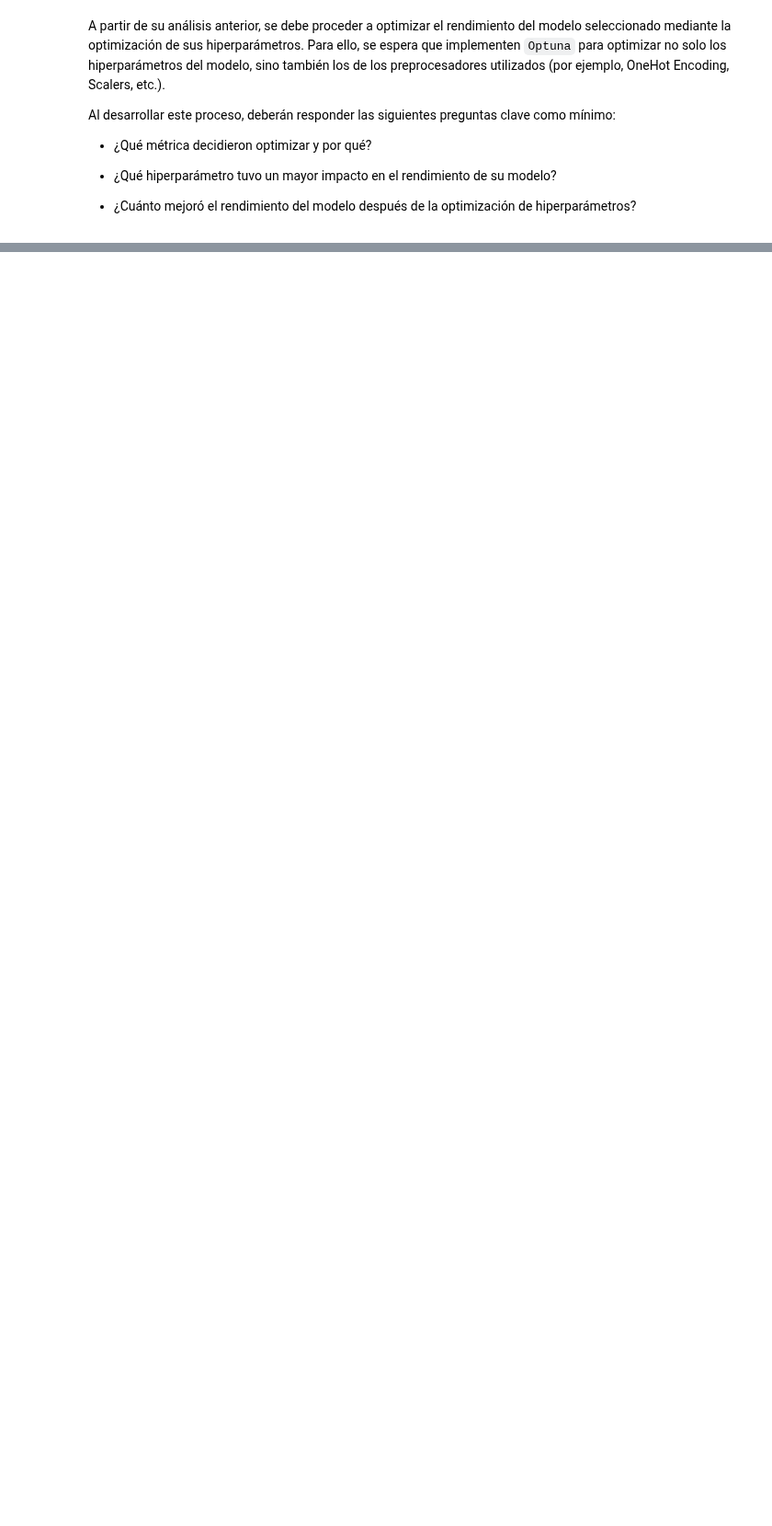
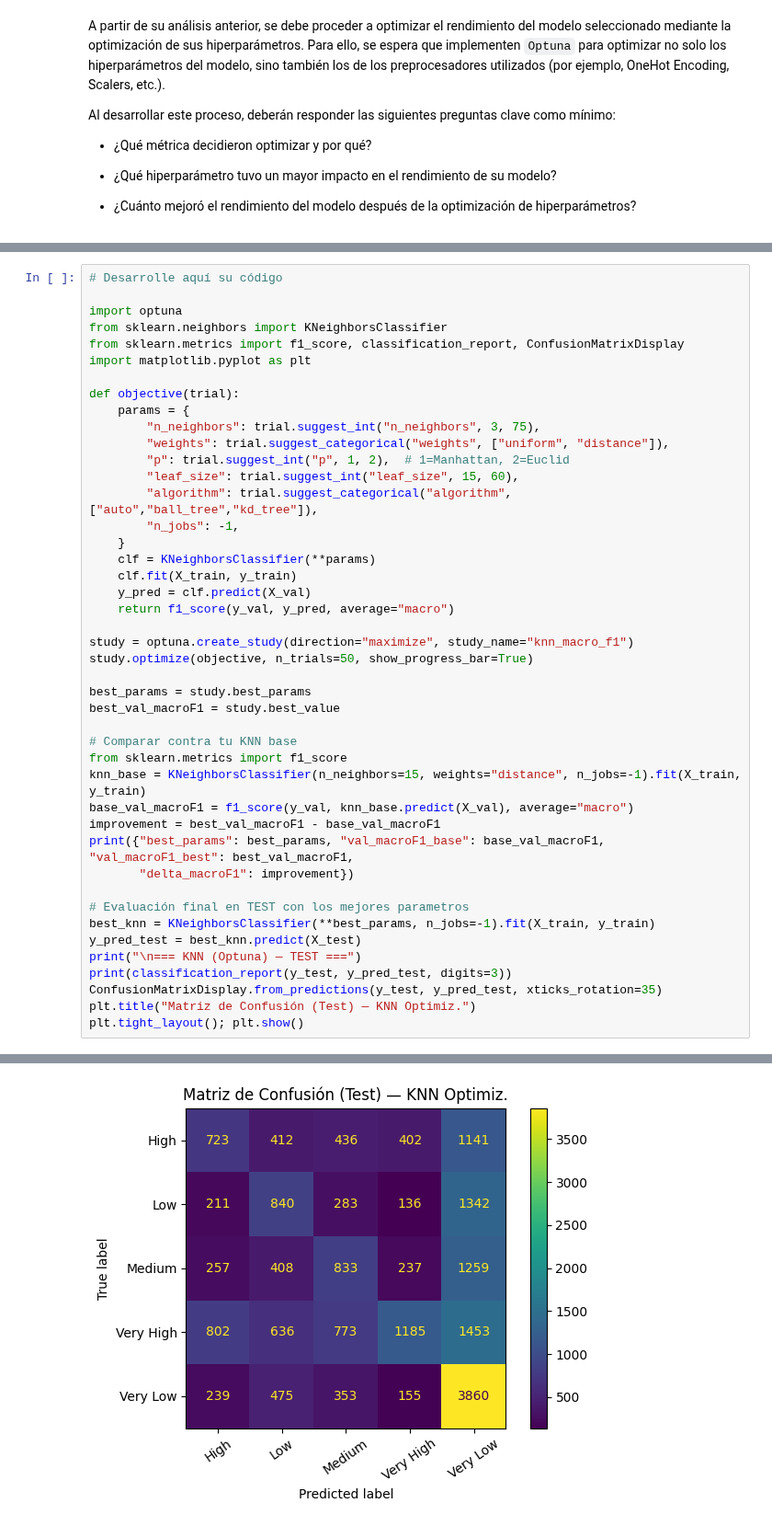
Before and after one commit to jesuvalenzuela/NanSquad, a Jupyter notebook: Proyecto/entrega1/enunciado_entrega1.ipynb, the cells around one changed output, grey strips where cells are left out. Shown at 92% size. Saved outputs shown, nothing was run; the diff lists cells and outputs as text; blank space fills up the shorter version.

```diff
--- a/Proyecto/entrega1/enunciado_entrega1.ipynb
+++ b/Proyecto/entrega1/enunciado_entrega1.ipynb
@@ -1046,0 +1403,45 @@ Al desarrollar este proceso, deberán responder las siguientes preguntas clave c
+# %%
+# Desarrolle aquí su código
+
+import optuna
+from sklearn.neighbors import KNeighborsClassifier
+from sklearn.metrics import f1_score, classification_report, ConfusionMatrixDisplay
+import matplotlib.pyplot as plt
+
+def objective(trial):
+    params = {
+        "n_neighbors": trial.suggest_int("n_neighbors", 3, 75),
+        "weights": trial.suggest_categorical("weights", ["uniform", "distance"]),
+        "p": trial.suggest_int("p", 1, 2),  # 1=Manhattan, 2=Euclid
+        "leaf_size": trial.suggest_int("leaf_size", 15, 60),
+        "algorithm": trial.suggest_categorical("algorithm", ["auto","ball_tree","kd_tree"]),
+        "n_jobs": -1,
+    }
+    clf = KNeighborsClassifier(**params)
+    clf.fit(X_train, y_train)
+    y_pred = clf.predict(X_val)
+    return f1_score(y_val, y_pred, average="macro")
+
+study = optuna.create_study(direction="maximize", study_name="knn_macro_f1")
+study.optimize(objective, n_trials=50, show_progress_bar=True)
+
+best_params = study.best_params
+best_val_macroF1 = study.best_value
+
+# Comparar contra tu KNN base
+from sklearn.metrics import f1_score
+knn_base = KNeighborsClassifier(n_neighbors=15, weights="distance", n_jobs=-1).fit(X_train, y_train)
+base_val_macroF1 = f1_score(y_val, knn_base.predict(X_val), average="macro")
+improvement = best_val_macroF1 - base_val_macroF1
+print({"best_params": best_params, "val_macroF1_base": base_val_macroF1, "val_macroF1_best": best_val_macroF1,
+       "delta_macroF1": improvement})
+
+# Evaluación final en TEST con los mejores parametros
+best_knn = KNeighborsClassifier(**best_params, n_jobs=-1).fit(X_train, y_train)
+y_pred_test = best_knn.predict(X_test)
+print("\n=== KNN (Optuna) — TEST ===")
+print(classification_report(y_test, y_pred_test, digits=3))
+ConfusionMatrixDisplay.from_predictions(y_test, y_pred_test, xticks_rotation=35)
+plt.title("Matriz de Confusión (Test) — KNN Optimiz.")
+plt.tight_layout(); plt.show()
+# %% [output]
@@ -1046,0 +1466 @@ Al desarrollar este proceso, deberán responder las siguientes preguntas clave c
+[figure, added]
```
Also changed, not shown: parts of 28 cells of this notebook, 11 other files.
